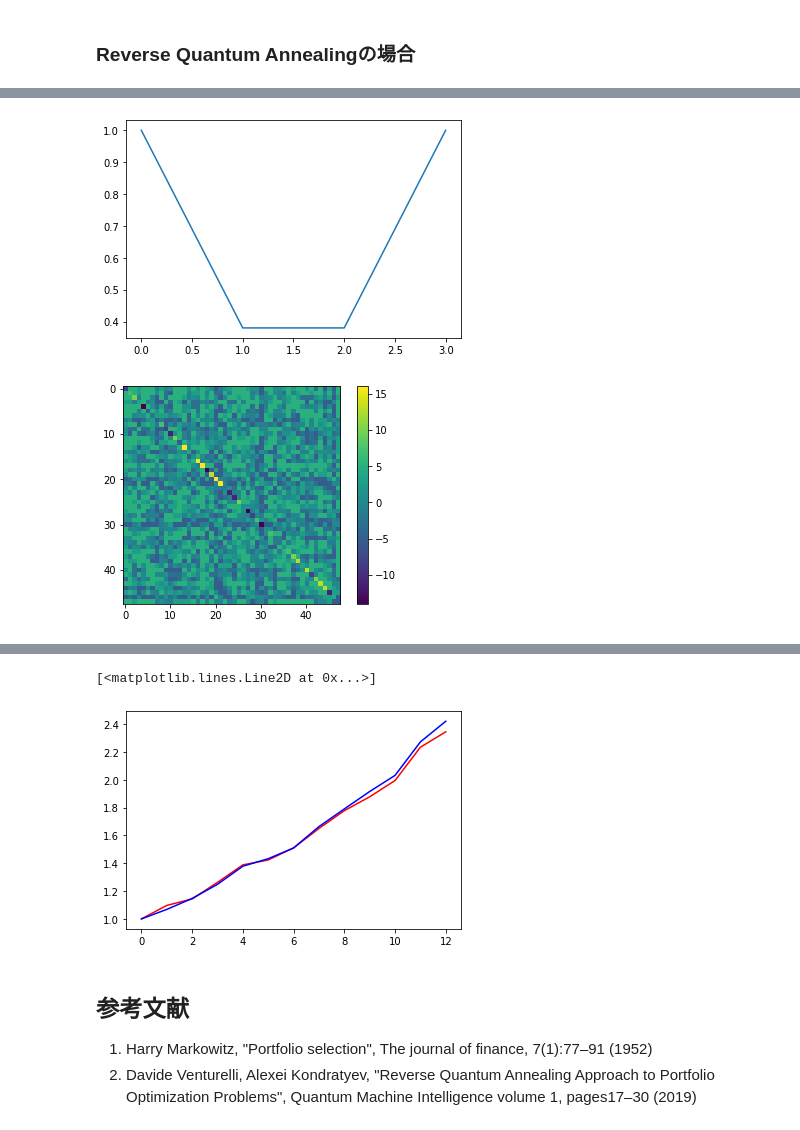
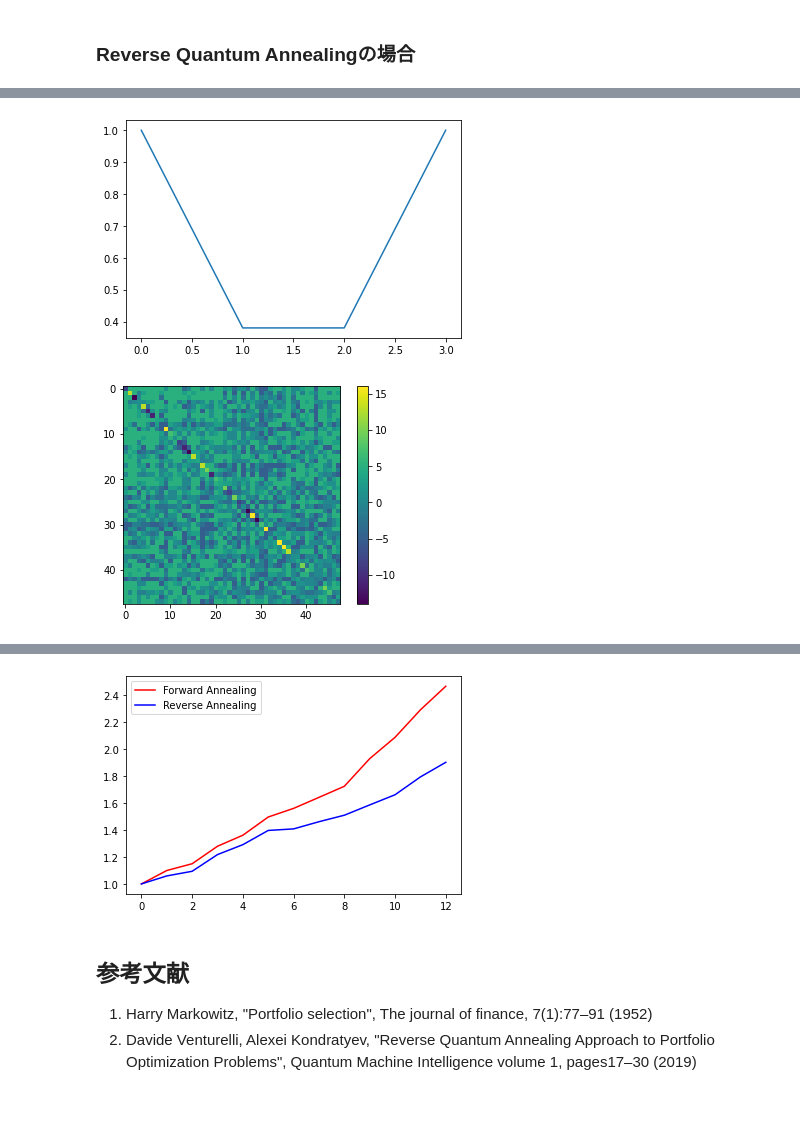
Before and after one commit to OpenJij/OpenJijTutorial, a Jupyter notebook: source/ja/013-ReverseQuantumAnnealing.ipynb, the cells around one changed output, grey strips where cells are left out. Cells and saved outputs as stored; diff of their text form; code cells hidden in the pictures.

```diff
--- a/source/ja/013-ReverseQuantumAnnealing.ipynb
+++ b/source/ja/013-ReverseQuantumAnnealing.ipynb
@@ -141,7 +141,7 @@ def CalculateSharpeRatio_2(asset):
   volatility = np.std(monthly_log_return, ddof=1)
 
 allmean = 0
-for ntry in range(10):
+for ntry in range(50):
   Chart = CreateAssets(48)
   mean_SR = 0.0
   n = 0.
@@ -179,27 +172,0 @@ Average Sharpe Ratio of all generated: 0.3916468123631109
-# %%
-Nassets = 3826 #東証上場銘柄数 十分に大きければなんでも良いはず
-SizeOfPortfolio = 48
-
-index_list = np.arange(Nassets)
-Chart = CreateAssets(Nassets)
-# %%
-SR_list = list()
-for ntry in range(100):
-    selected_charts = list()
-    choices = np.random.choice(index_list, size=SizeOfPortfolio, replace=False)
-    chartSR_list = list()
-    for ichart in choices:
-        selected_charts.append(Chart[ichart])
-        assetSR = CalculateSharpeRatio(Chart[ichart])
-        chartSR_list.append(assetSR)
-    print(np.min(chartSR_list),np.max(chartSR_list), np.mean(chartSR_list), np.percentile(chartSR_list, [25,75]))
-    #print(np.mean(SR_list), np.percentile(SR_list, [25,75]))
-    portfolioChart = np.mean(selected_charts, axis=0)
-    print(portfolioChart)
-    #print(portfolioChart)
-    portfolioSR = CalculateSharpeRatio(portfolioChart)
-    SR_list.append(portfolioSR)
-    #plt.plot(list(range(13)), portfolioChart)
-    #plt.show()
-    #print(portfolioSR)
-    #print(np.mean(SR_list), np.percentile(SR_list, [25,75]))
@@ -223,0 +175,11 @@ for ntry in range(100):
+# %%
+Nassets = 48
+SR_list = list()
+
+for ntry in range(10):
+    Chart = CreateAssets(Nassets)
+    portfolioChart = np.mean(Chart, axis=0)
+    portfolioSR = CalculateSharpeRatio(portfolioChart)
+    SR_list.append(portfolioSR)
+    print(portfolioSR)
+    print(np.mean(SR_list), np.percentile(SR_list, [25,75]))
@@ -689,33 +810,33 @@ for result in sampleset.record:
     if result[1] < min_forword:
         min_forword = result[1]
         best_forword = result[0]
 
 selected_charts = list()
 for i in range(Nassets):
     if best_forword[i]:
         selected_charts.append(Chart[i])
-        chartSR_list.append(assetSR)
 portfolioChart = np.mean(selected_charts, axis=0)
 plt.plot(list(range(13)), portfolioChart,color="r",label="Forward Annealing")
 
 #    print("")
 #init_state = best_forword
 #    print(init_state)
 sampleset_RQA = sampler.sample_qubo(QUBO,num_reads=10,  anneal_schedule=schedule, initial_state = QA_init_state)
 print(sampleset_RQA.record)
 
 min_RQA = 0
 for result in sampleset_RQA.record:
     if result[1] < min_RQA:
         min_RQA = result[1]
         best_RQA = result[0]
 selected_charts = list()
 for i in range(Nassets):
     if best_RQA[i]:
         selected_charts.append(Chart[i])
-        chartSR_list.append(assetSR)
 portfolioChart = np.mean(selected_charts, axis=0)
 plt.plot(list(range(13)), portfolioChart,color="b",label="Reverse Annealing")
+plt.legend()
+plt.show()
 # %% [output]
 [figure]
-[figure, old version]
+[figure, new version]
@@ -742,5 +863,4 @@ plt.plot(list(range(13)), portfolioChart,color="b",label="Reverse Annealing")
-[<matplotlib.lines.Line2D at 0x...>]
-[figure, old version]
+[figure, new version]
 # %% [markdown]
 ## 参考文献
 1. Harry Markowitz, "Portfolio selection", The journal of finance, 7(1):77–91 (1952)
```
Also changed, not shown: parts of 21 cells of this notebook.
